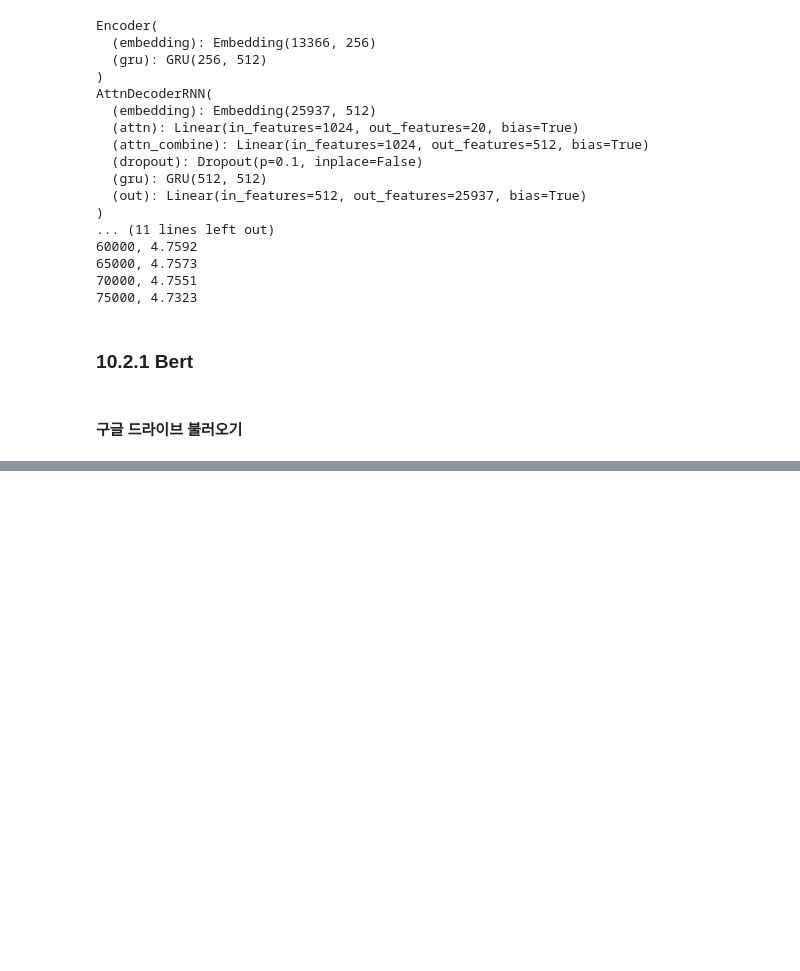
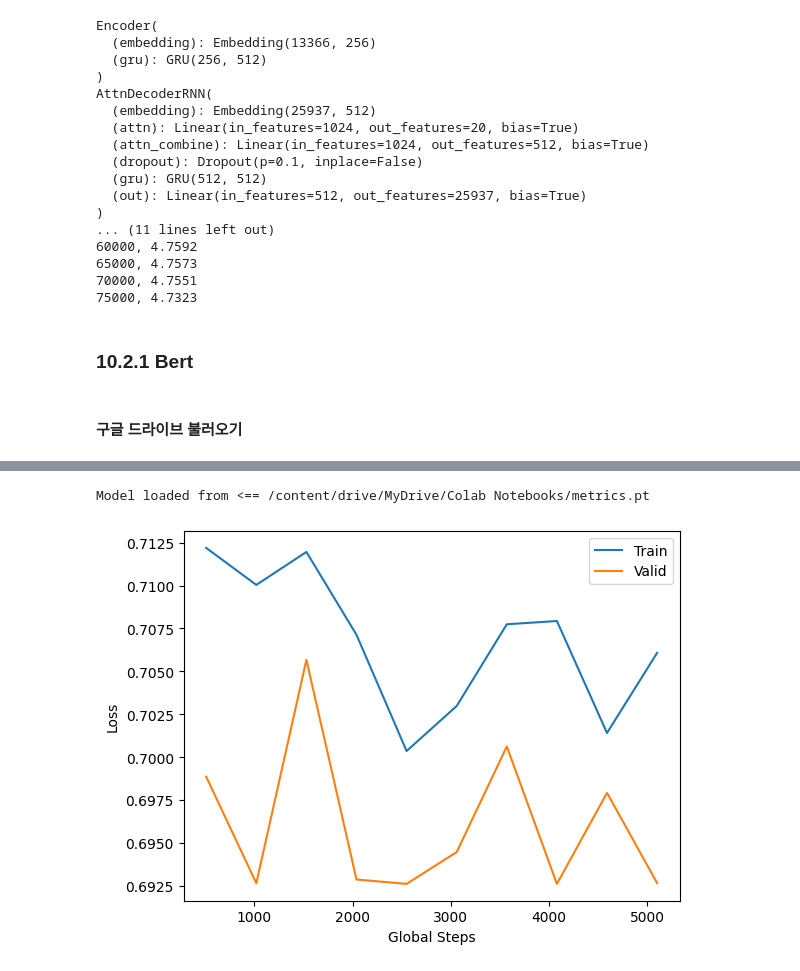
Before and after one commit to va4756/deeplearn_practice, a Jupyter notebook: pytorch_deeplearn_03.ipynb, the cells around one changed output, grey strips where cells are left out. Saved outputs shown, nothing was run; the diff lists cells and outputs as text; code cells hidden in the pictures; blank space fills up the shorter version.

Commit message:
Colab을 통해 생성됨

```diff
--- a/pytorch_deeplearn_03.ipynb
+++ b/pytorch_deeplearn_03.ipynb
@@ -601,0 +708,34 @@ drive.mount('/content/drive')
+# %%
+def save_checkpoint(save_path, model, valid_loss):
+    if save_path == None:
+        return
+    state_dict = {'model_state_dict': model.state_dict(),
+                  'valid_loss': valid_loss}
+
+    torch.save(state_dict, save_path)
+    print(f'Model saved to ==> {save_path}')
+
+def load_checkpoint(load_path, model):
+    if load_path==None:
+        return
+    state_dict = torch.load(load_path, map_location=device)
+    print(f'Model loaded from <== {load_path}')
+
+    model.load_state_dict(state_dict['model_state_dict'])
+    return state_dict['valid_loss']
+
+def save_metrics(save_path, train_loss_list, valid_loss_list, global_steps_list):
+    if save_path == None:
+        return
+    state_dict = {'train_loss_list': train_loss_list,
+                  'valid_loss_list': valid_loss_list,
+                  'global_steps_list': global_steps_list}
+    torch.save(state_dict, save_path)
+    print(f'Model saved to ==> {save_path}')
+
+def load_metrics(load_path):
+    if load_path==None:
+        return
+    state_dict = torch.load(load_path, map_location=device)
+    print(f'Model loaded from <== {load_path}')
+    return state_dict['train_loss_list'], state_dict['valid_loss_list'], state_dict['global_steps_list']
@@ -601,0 +837,11 @@ drive.mount('/content/drive')
+# %%
+train_loss_list, valid_loss_list, global_steps_list = load_metrics('/content/drive/MyDrive/Colab Notebooks/metrics.pt')
+plt.plot(global_steps_list, train_loss_list, label='Train')
+plt.plot(global_steps_list, valid_loss_list, label='Valid')
+plt.xlabel('Global Steps')
+plt.ylabel('Loss')
+plt.legend()
+plt.show()
+# %% [output]
+Model loaded from <== /content/drive/MyDrive/Colab Notebooks/metrics.pt
+[figure, added]
```
Also changed, not shown: parts of 68 cells of this notebook.
